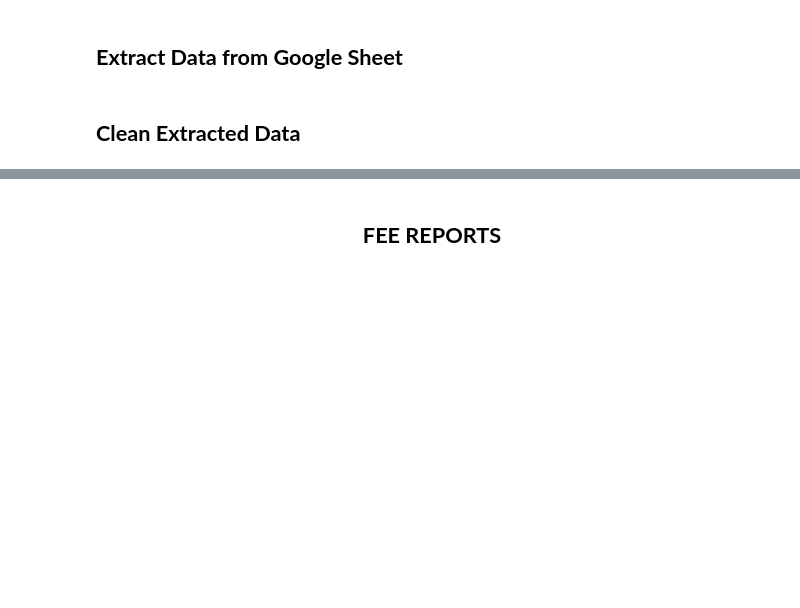
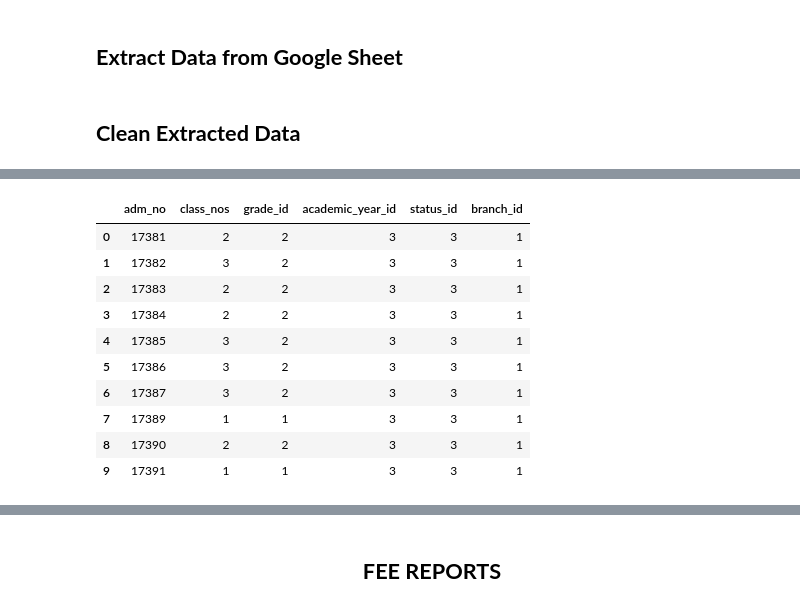
Before and after one commit to harikiran-dev-schooldb/kotak-salesian-school-dbms, a Jupyter notebook: source_code/KOTAK_DB.ipynb, the cells around one changed output, grey strips where cells are left out. Cells and saved outputs as stored; diff of their text form; code cells hidden in the pictures; blank space fills up the shorter version.

```diff
--- a/source_code/KOTAK_DB.ipynb
+++ b/source_code/KOTAK_DB.ipynb
@@ -475,4 +494,16 @@ students_df[["adm_no", "academic_year_id", "status_id"]].head(10)
 # %%
-students_df[(students_df["academic_year_id"] == 3) & (students_df["status_id"] == 3)].reset_index(drop=True).sort_values(by=["adm_no"]).head(10)
+students_df[(students_df["academic_year_id"] == 3) & (students_df["status_id"] == 3)].sort_values(by=["adm_no"]).reset_index(drop=True).head(10)
+# %% [output]
+|  | adm_no | class_nos | grade_id | academic_year_id | status_id | branch_id |
+| 0 | 17381 | 2 | 2 | 3 | 3 | 1 |
+| 1 | 17382 | 3 | 2 | 3 | 3 | 1 |
+| 2 | 17383 | 2 | 2 | 3 | 3 | 1 |
+| 3 | 17384 | 2 | 2 | 3 | 3 | 1 |
+| 4 | 17385 | 3 | 2 | 3 | 3 | 1 |
+| 5 | 17386 | 3 | 2 | 3 | 3 | 1 |
+| 6 | 17387 | 3 | 2 | 3 | 3 | 1 |
+| 7 | 17389 | 1 | 1 | 3 | 3 | 1 |
+| 8 | 17390 | 2 | 2 | 3 | 3 | 1 |
+| 9 | 17391 | 1 | 1 | 3 | 3 | 1 |
 # %%
 student_list_df
```
Also changed, not shown: parts of 45 cells of this notebook, 8 other files.
